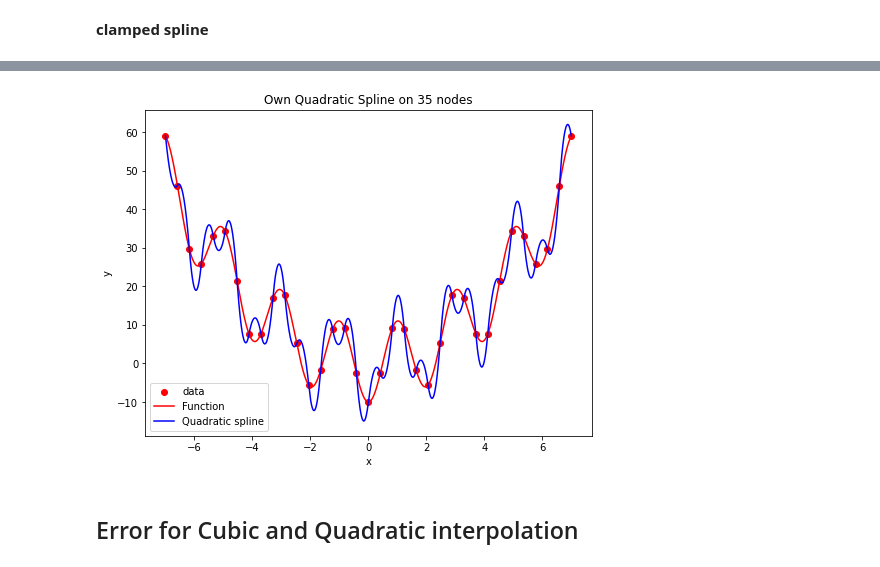
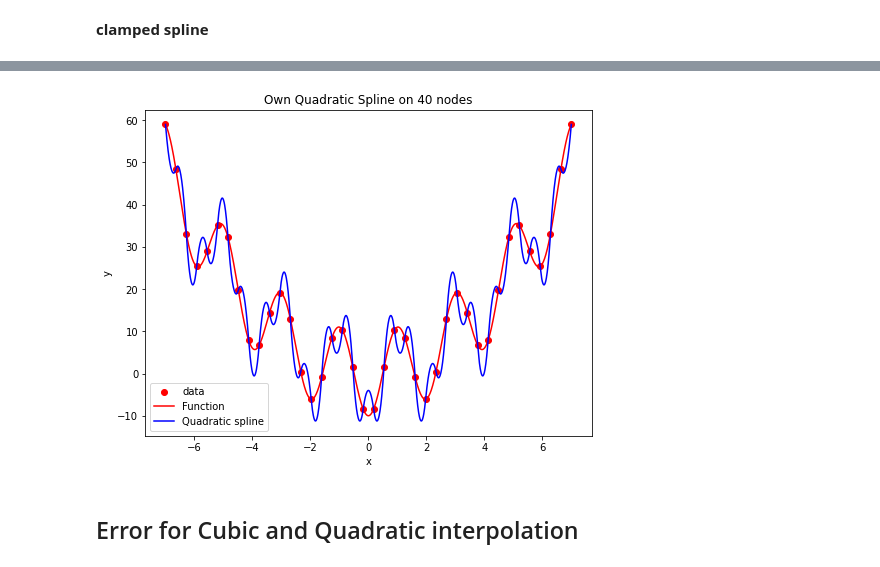
Before and after one commit to Szymon-Budziak/MOwNiT_course_AGH, a Jupyter notebook: Lab_4/Lab_4_code.ipynb, the cells around one changed output, grey strips where cells are left out. Cells and saved outputs as stored; diff of their text form; code cells hidden in the pictures.

```diff
--- a/Lab_4/Lab_4_code.ipynb
+++ b/Lab_4/Lab_4_code.ipynb
@@ -401,6 +393,6 @@ n = 35
 # %%
-own_quadratic_spline(-7, 7, 35 , "clamped")
+own_quadratic_spline(-7, 7, 40 , "clamped")
 # %% [output]
-[figure, old version]
+[figure, new version]
 # %%
 def calculate_error(start, stop):
```
Also changed, not shown: parts of 15 cells of this notebook.
